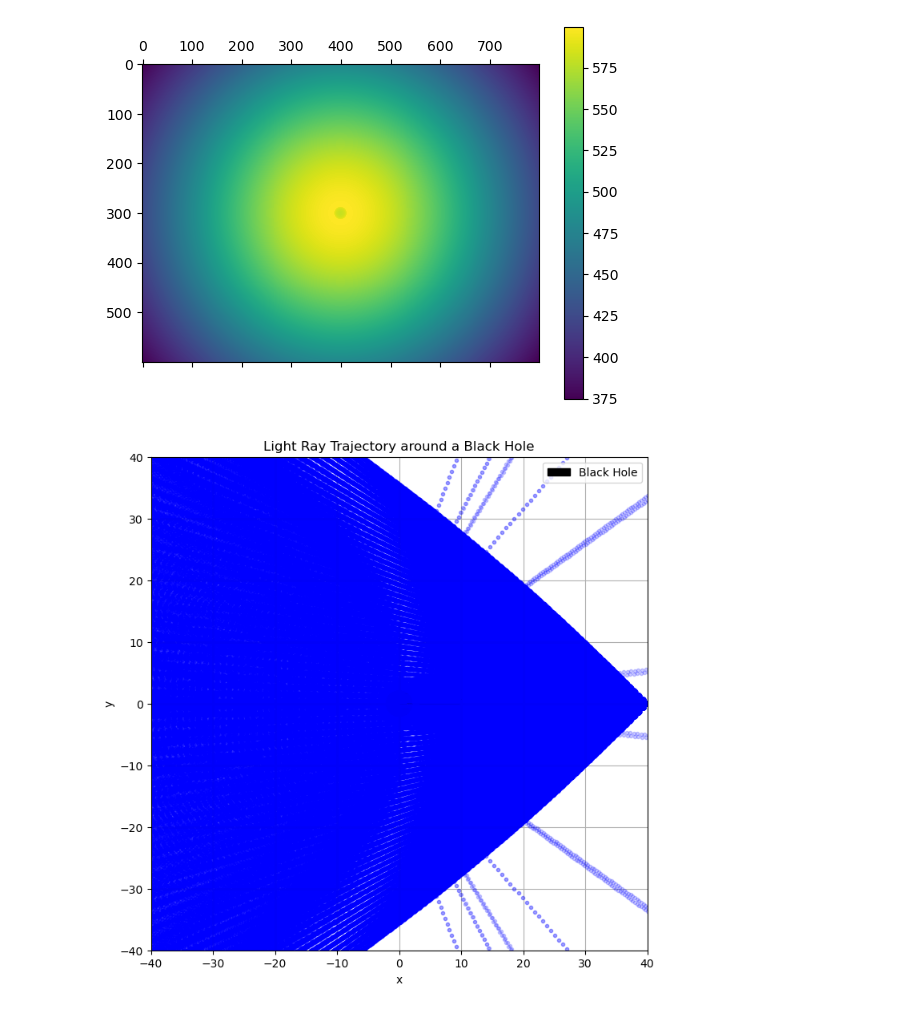
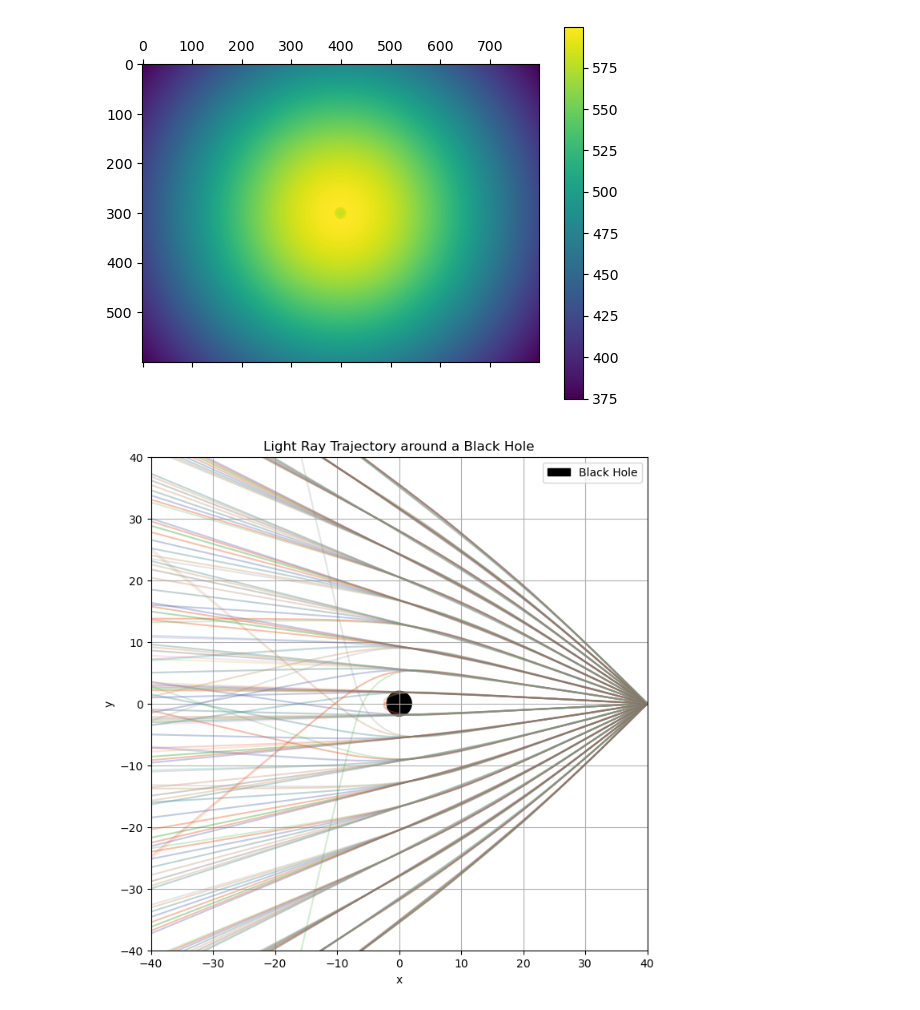
Before and after one commit to Johnny880724/BH3D, a Jupyter notebook: BH3D.ipynb, the cells around one changed output. Saved outputs shown, nothing was run; the diff lists cells and outputs as text; code cells hidden in the pictures.

Commit message:
push ipynb for store traj

```diff
--- a/BH3D.ipynb
+++ b/BH3D.ipynb
@@ -887,7 +887,7 @@ def interpolate_array(array, new_size):
 
 # Initial conditions
 box_size = 20*rs
-image_width, image_height = 400,300
+image_width, image_height = 20,15
 
 pixel_to_unit = 0.01 / image_width
 pixely_arr = np.linspace(-image_width / 2, image_width / 2, image_width)
@@ -959,27 +959,27 @@ for w,pixely in enumerate(pixely_arr):
 # %%
 import matplotlib.patches as patches
 # Plot the trajectory of the light ray
 fig, ax = plt.subplots(figsize=(8, 8))
 # Define a colormap
 cmap = plt.get_cmap('viridis')
 for w,pixely in enumerate(pixely_arr):
     for h,pixelz in enumerate(pixelz_arr):
-        ax.plot(traj_x[w,h],traj_y[w,h],'.',color = "blue", alpha=0.2)
+        ax.plot(traj_x[w,h],traj_y[w,h], alpha=0.2)
 # Add a circle with radius 2 at the origin to represent the black hole
 circle = patches.Circle((0, 0), 2, color='black', label='Black Hole')
 ax.add_patch(circle)
 
 
 ax.set_xlim(-box_size, box_size)
 ax.set_ylim(-box_size, box_size)
 ax.set_xlabel('x')
 ax.set_ylabel('y')
 ax.set_title('Light Ray Trajectory around a Black Hole')
 ax.legend()
 ax.grid(True)
 plt.show()
 # %% [output]
-[figure, old version]
+[figure, new version]
 # %%
 import numpy as np
 import matplotlib.pyplot as plt
```
Also changed, not shown: parts of 4 cells of this notebook.
